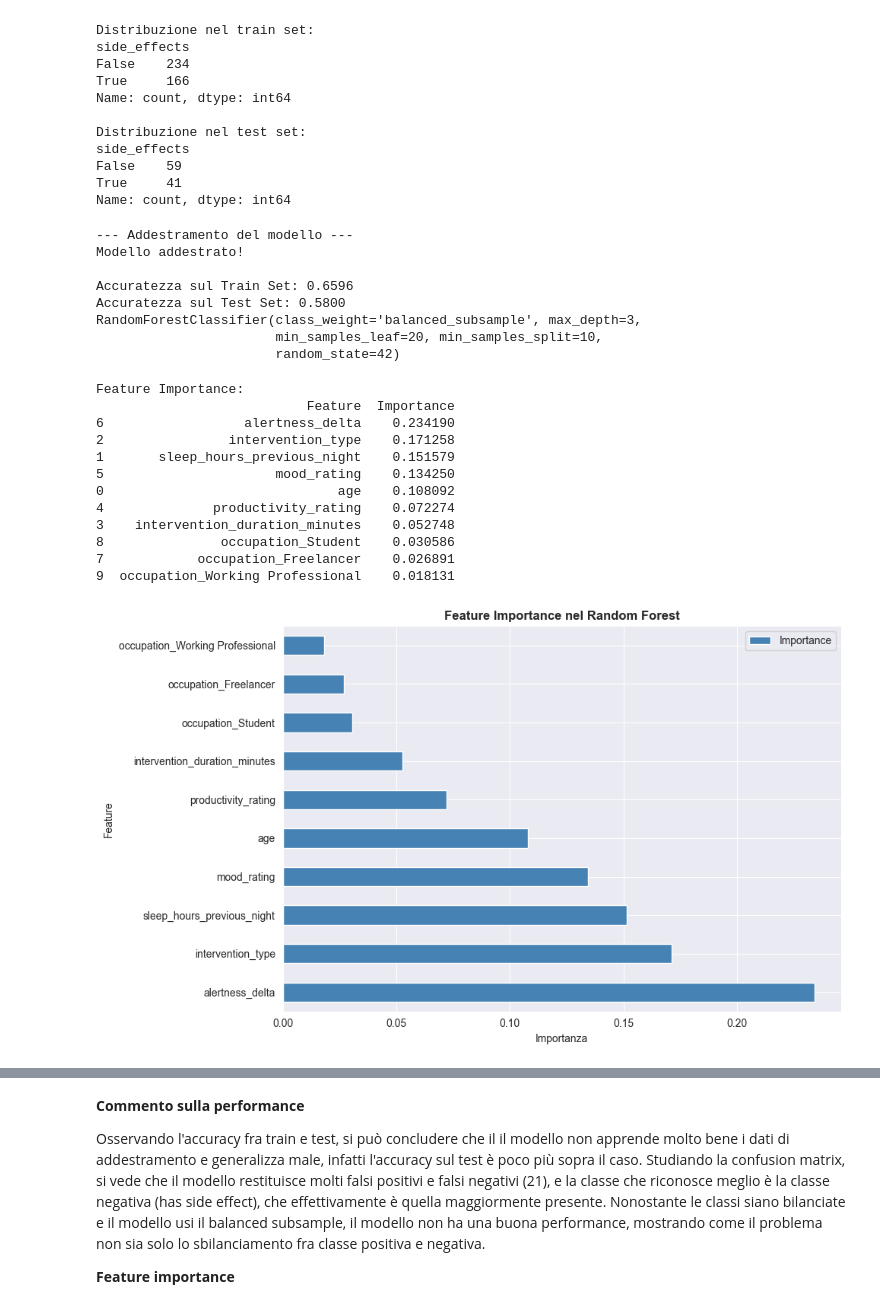
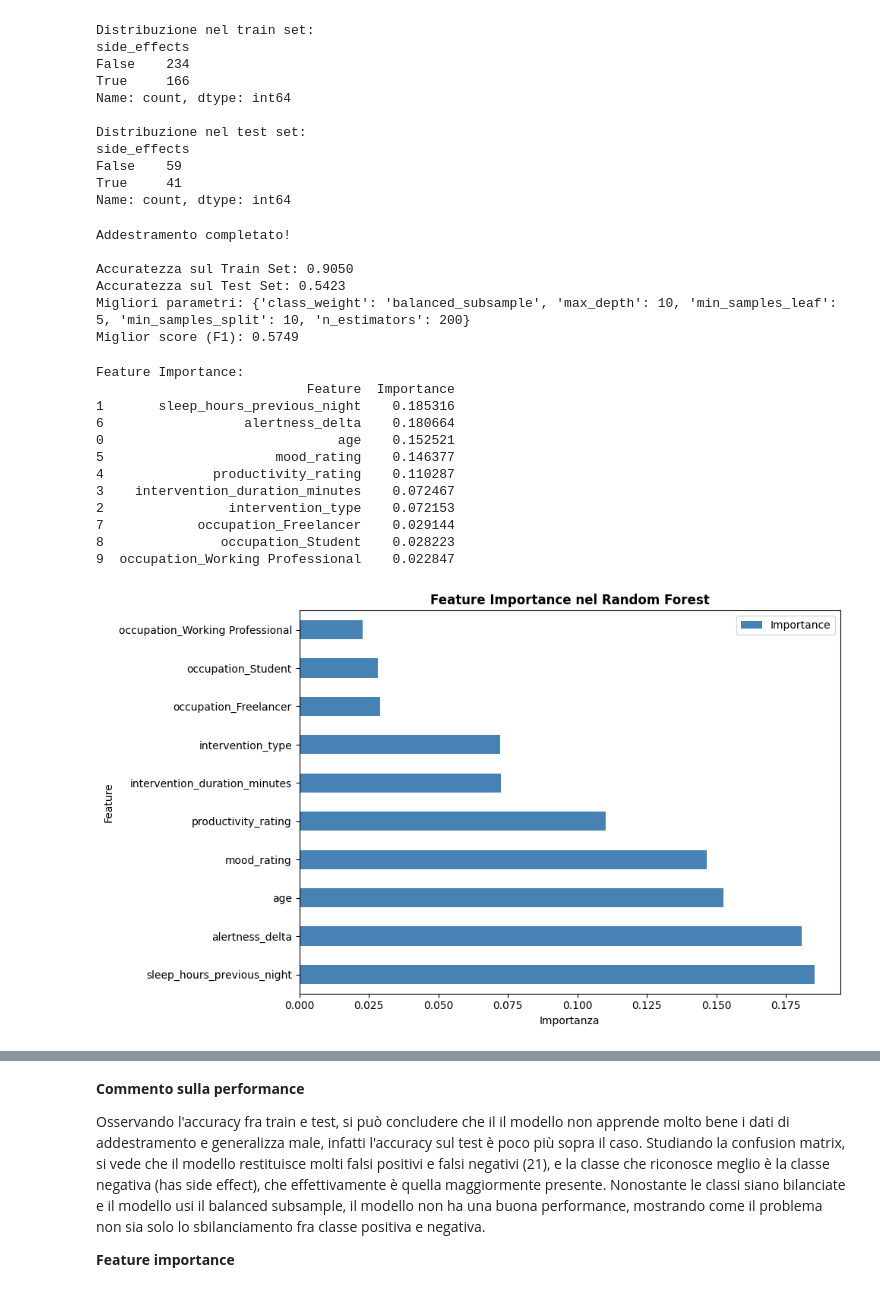
Before and after one commit to Grimino27/PDAI_Project, a Jupyter notebook: scripts/RandomForestModel.ipynb, the cells around one changed output, grey strips where cells are left out. Cells and saved outputs as stored; diff of their text form; code cells hidden in the pictures.

```diff
--- a/scripts/RandomForestModel.ipynb
+++ b/scripts/RandomForestModel.ipynb
@@ -408,70 +355,42 @@ False    59
 True     41
 Name: count, dtype: int64
 # %%
-# Inizializzazione e addestramento del modello
-# Il numero di alberi e la profondità sono stati suggeriti da Claude sulla base del nostro database
-f1 = make_scorer(f1_score, average='weighted') #metto come errore la macro f1, dato che è meglio per i dati sbilanciati, come i nostri
-rf_model = GridSearchCV(
-            estimator=RandomForestClassifier(random_state = 42),
-            param_grid={"n_estimators": [50, 100, 150, 200],
-                        "max_depth": [3, 5, 7, 10],  # più basso!,
-                        "min_samples_split": [10],
-                        "min_samples_leaf": [5, 10, 20],
-                        "class_weight": [None, 'balanced', 'balanced_subsample']},
-            cv=StratifiedKFold(n_splits=5),
-            scoring=f1, #uso come scoring l'f1
-            n_jobs=-1
-        )
+# Inizializzazione e addestramento del modello Random Forest
+rf_model, best_params, best_score = random_forest_model_selection(X_train, y_train)
 
-# Addestramento
-print("\n--- Addestramento del modello ---")
-rf_model.fit(X_train, y_train)
-print("Modello addestrato!")
+y_pred = rf_model.predict(X_test)
 
 # Accuratezza su train e test set
 train_accuracy = rf_model.score(X_train, y_train)
 test_accuracy = rf_model.score(X_test, y_test)
 
+print(f"Addestramento completato!")
 print(f"\nAccuratezza sul Train Set: {train_accuracy:.4f}")
 print(f"Accuratezza sul Test Set: {test_accuracy:.4f}")
-print(rf_model.best_estimator_)
+print(f"Migliori parametri: {best_params}")
+print(f"Miglior score (F1): {best_score:.4f}")
 # %% [output]
---- Addestramento del modello ---
-Modello addestrato!
+Addestramento completato!
 
-Accuratezza sul Train Set: 0.6596
-Accuratezza sul Test Set: 0.5800
-RandomForestClassifier(class_weight='balanced_subsample', max_depth=3,
-                       min_samples_leaf=20, min_samples_split=10,
-                       random_state=42)
+Accuratezza sul Train Set: 0.9050
+Accuratezza sul Test Set: 0.5423
+Migliori parametri: {'class_weight': 'balanced_subsample', 'max_depth': 10, 'min_samples_leaf': 5, 'min_samples_split': 10, 'n_estimators': 200}
+Miglior score (F1): 0.5749
 # %%
-feature_importance = pd.DataFrame({
-    'Feature': X.columns,
-    'Importance': rf_model.best_estimator_.feature_importances_
-}).sort_values('Importance', ascending=False)
-
-print("Feature Importance:")
-print(feature_importance)
-
-# Grafico
-fig, ax = plt.subplots(figsize=(10, 6))
-feature_importance.plot(x='Feature', y='Importance', kind='barh', ax=ax, color='steelblue')
-ax.set_title('Feature Importance nel Random Forest', fontsize=12, fontweight='bold')
-ax.set_xlabel('Importanza')
-plt.tight_layout()
-plt.show()
+# Feature Importance
+plot_feature_importance(rf_model.best_estimator_.feature_importances_, X.columns)
 # %% [output]
 Feature Importance:
                            Feature  Importance
-6                  alertness_delta    0.234190
-2                intervention_type    0.171258
-1       sleep_hours_previous_night    0.151579
-5                      mood_rating    0.134250
-0                              age    0.108092
-4              productivity_rating    0.072274
-3    intervention_duration_minutes    0.052748
-8               occupation_Student    0.030586
-7            occupation_Freelancer    0.026891
-9  occupation_Working Professional    0.018131
+1       sleep_hours_previous_night    0.185316
+6                  alertness_delta    0.180664
+0                              age    0.152521
+5                      mood_rating    0.146377
+4              productivity_rating    0.110287
+3    intervention_duration_minutes    0.072467
+2                intervention_type    0.072153
+7            occupation_Freelancer    0.029144
+8               occupation_Student    0.028223
+9  occupation_Working Professional    0.022847
-[figure, old version]
+[figure, new version]
 # %%
```
Also changed, not shown: parts of 17 cells of this notebook.
